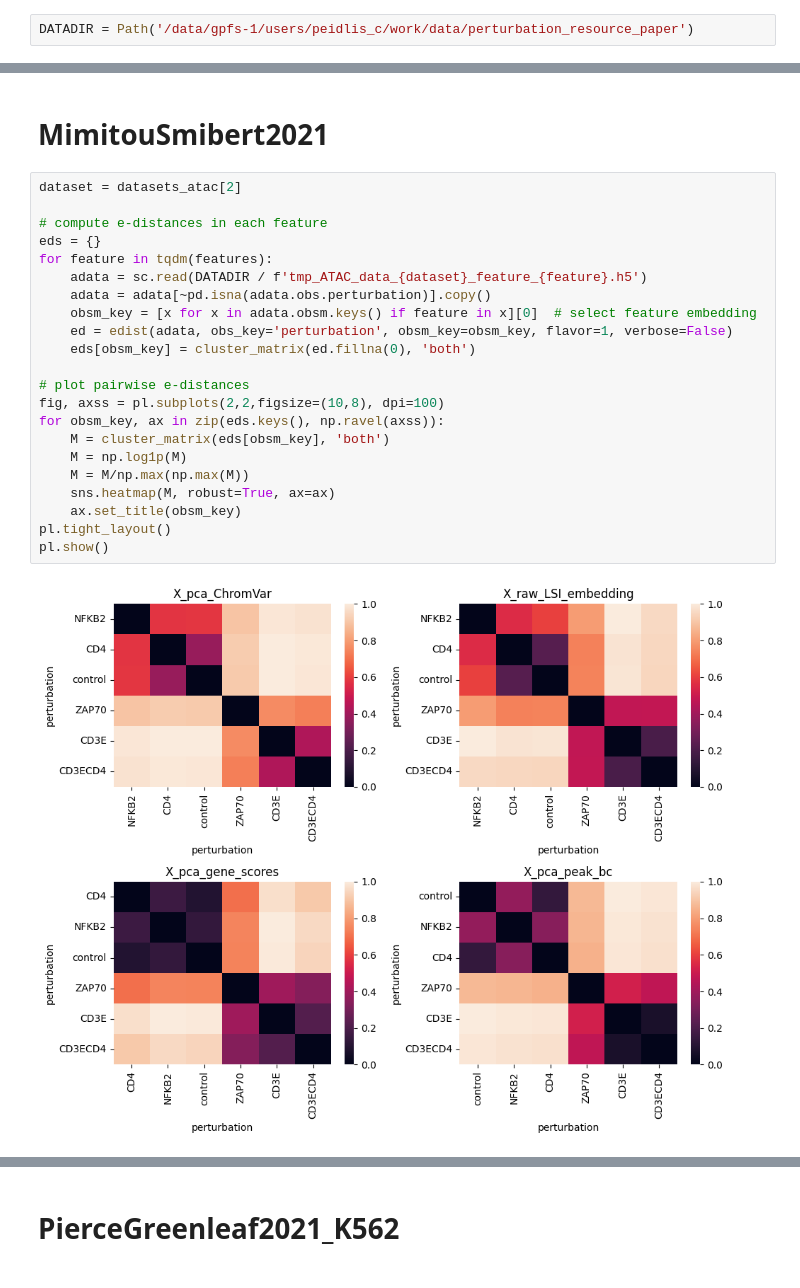
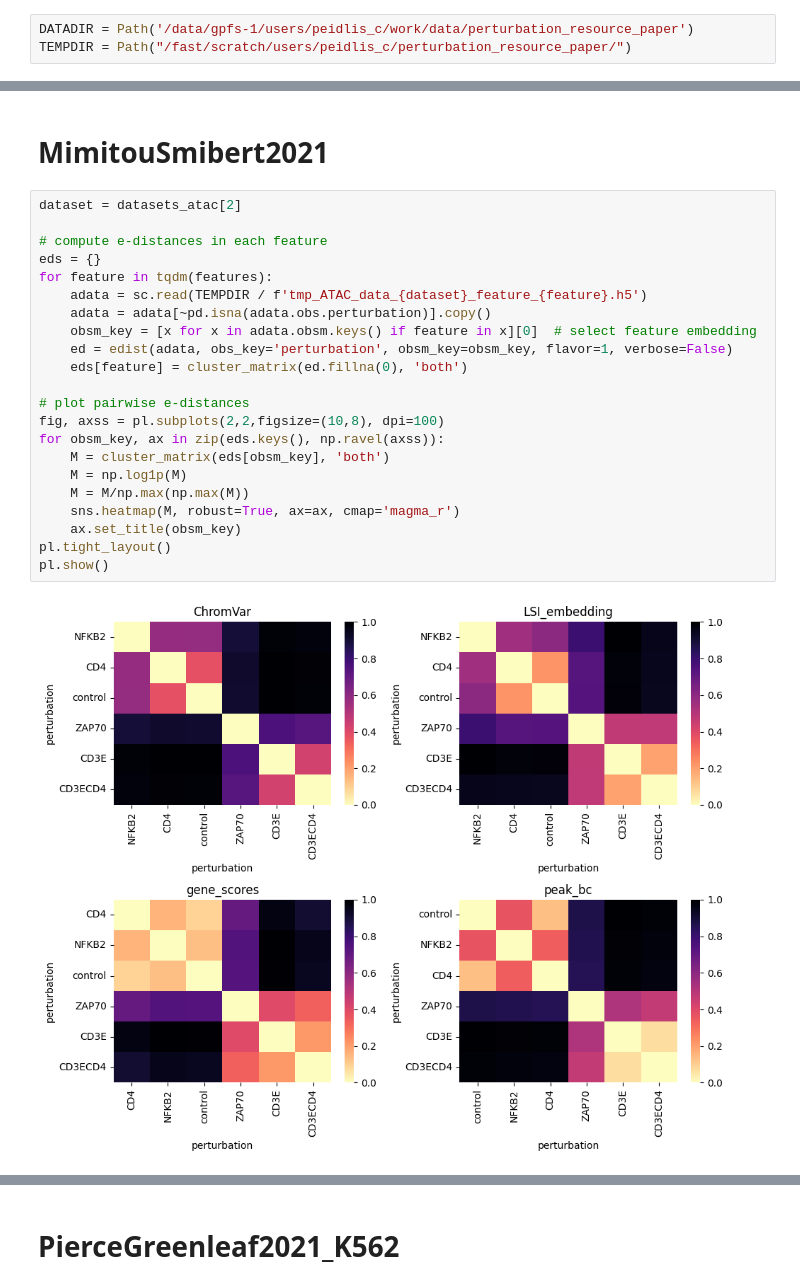
Before and after one commit to sanderlab/scPerturb, a Jupyter notebook: revision/notebooks/atac_analysis.ipynb, the cells around one changed output, grey strips where cells are left out. Cells and saved outputs as stored; diff of their text form.

```diff
--- a/revision/notebooks/atac_analysis.ipynb
+++ b/revision/notebooks/atac_analysis.ipynb
@@ -39,6 +39,7 @@ The autoreload extension is already loaded. To reload it, use:
   %reload_ext autoreload
 # %%
 DATADIR = Path('/data/gpfs-1/users/peidlis_c/work/data/perturbation_resource_paper')
+TEMPDIR = Path("/fast/scratch/users/peidlis_c/perturbation_resource_paper/")
 # %%
 # Load list of ATAC datasets available via scPerturb
 df = pd.read_excel('../../metadata/scperturb_dataset_info.xlsx')  # supplemental table
@@ -55,24 +56,24 @@ features = ['ChromVar', 'LSI_embedding', 'gene_scores', 'peak_bc']
 # %%
 dataset = datasets_atac[2]
 
 # compute e-distances in each feature
 eds = {}
 for feature in tqdm(features):
-    adata = sc.read(DATADIR / f'tmp_ATAC_data_{dataset}_feature_{feature}.h5')
+    adata = sc.read(TEMPDIR / f'tmp_ATAC_data_{dataset}_feature_{feature}.h5')
     adata = adata[~pd.isna(adata.obs.perturbation)].copy()
     obsm_key = [x for x in adata.obsm.keys() if feature in x][0]  # select feature embedding
     ed = edist(adata, obs_key='perturbation', obsm_key=obsm_key, flavor=1, verbose=False)
-    eds[obsm_key] = cluster_matrix(ed.fillna(0), 'both')
+    eds[feature] = cluster_matrix(ed.fillna(0), 'both')
 
 # plot pairwise e-distances
 fig, axss = pl.subplots(2,2,figsize=(10,8), dpi=100)
 for obsm_key, ax in zip(eds.keys(), np.ravel(axss)):
     M = cluster_matrix(eds[obsm_key], 'both')
     M = np.log1p(M)
     M = M/np.max(np.max(M))
-    sns.heatmap(M, robust=True, ax=ax)
+    sns.heatmap(M, robust=True, ax=ax, cmap='magma_r')
     ax.set_title(obsm_key)
 pl.tight_layout()
 pl.show()
 # %% [output]
-[figure, old version]
+[figure, new version]
```
Also changed, not shown: parts of 16 cells of this notebook, 12 other files.
